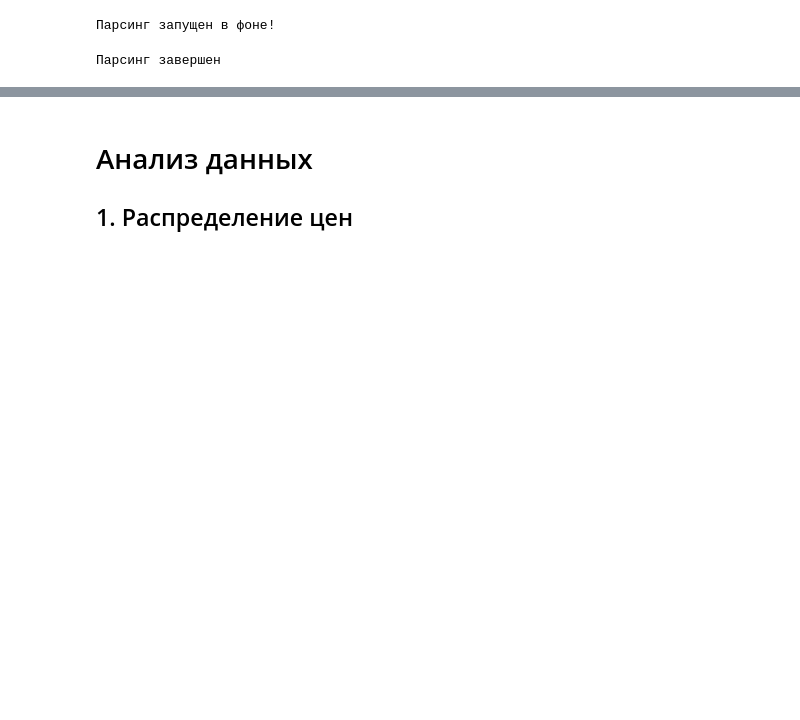
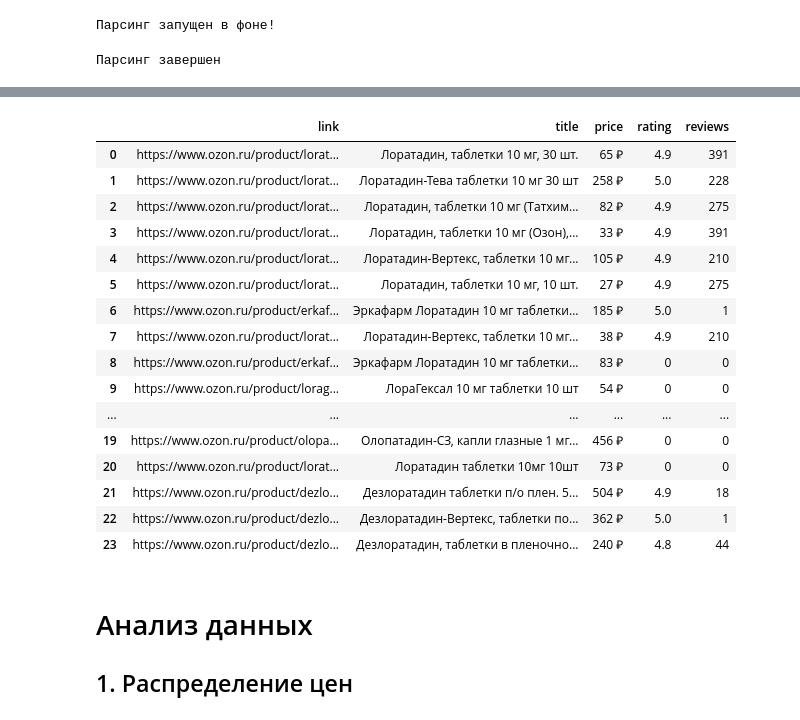
Before and after one commit to nekitmilk/ElectroPunk, a Jupyter notebook: src/notebooks/analisys.ipynb, the cells around one changed output, grey strips where cells are left out. Drawn from its saved outputs; the diff is of its cells as text; code cells hidden in the pictures; blank space fills up the shorter version.

```diff
--- a/src/notebooks/analisys.ipynb
+++ b/src/notebooks/analisys.ipynb
@@ -425,0 +467,20 @@ with Ozon_Parser() as parser:
+# %%
+links_df
+# %% [output]
+|  | link | title | price | rating | reviews |
+| 0 | https://www.ozon.ru/product/lorat... | Лоратадин, таблетки 10 мг, 30 шт. | 65 ₽ | 4.9 | 391 |
+| 1 | https://www.ozon.ru/product/lorat... | Лоратадин-Тева таблетки 10 мг 30 шт | 258 ₽ | 5.0 | 228 |
+| 2 | https://www.ozon.ru/product/lorat... | Лоратадин, таблетки 10 мг (Татхим... | 82 ₽ | 4.9 | 275 |
+| 3 | https://www.ozon.ru/product/lorat... | Лоратадин, таблетки 10 мг (Озон),... | 33 ₽ | 4.9 | 391 |
+| 4 | https://www.ozon.ru/product/lorat... | Лоратадин-Вертекс, таблетки 10 мг... | 105 ₽ | 4.9 | 210 |
+| 5 | https://www.ozon.ru/product/lorat... | Лоратадин, таблетки 10 мг, 10 шт. | 27 ₽ | 4.9 | 275 |
+| 6 | https://www.ozon.ru/product/erkaf... | Эркафарм Лоратадин 10 мг таблетки... | 185 ₽ | 5.0 | 1 |
+| 7 | https://www.ozon.ru/product/lorat... | Лоратадин-Вертекс, таблетки 10 мг... | 38 ₽ | 4.9 | 210 |
+| 8 | https://www.ozon.ru/product/erkaf... | Эркафарм Лоратадин 10 мг таблетки... | 83 ₽ | 0 | 0 |
+| 9 | https://www.ozon.ru/product/lorag... | ЛораГексал 10 мг таблетки 10 шт | 54 ₽ | 0 | 0 |
+| ... | ... | ... | ... | ... | ... |
+| 19 | https://www.ozon.ru/product/olopa... | Олопатадин-СЗ, капли глазные 1 мг... | 456 ₽ | 0 | 0 |
+| 20 | https://www.ozon.ru/product/lorat... | Лоратадин таблетки 10мг 10шт | 73 ₽ | 0 | 0 |
+| 21 | https://www.ozon.ru/product/dezlo... | Дезлоратадин таблетки п/о плен. 5... | 504 ₽ | 4.9 | 18 |
+| 22 | https://www.ozon.ru/product/dezlo... | Дезлоратадин-Вертекс, таблетки по... | 362 ₽ | 5.0 | 1 |
+| 23 | https://www.ozon.ru/product/dezlo... | Дезлоратадин, таблетки в пленочно... | 240 ₽ | 4.8 | 44 |
```
Also changed, not shown: parts of 12 cells of this notebook, 1 other file.
